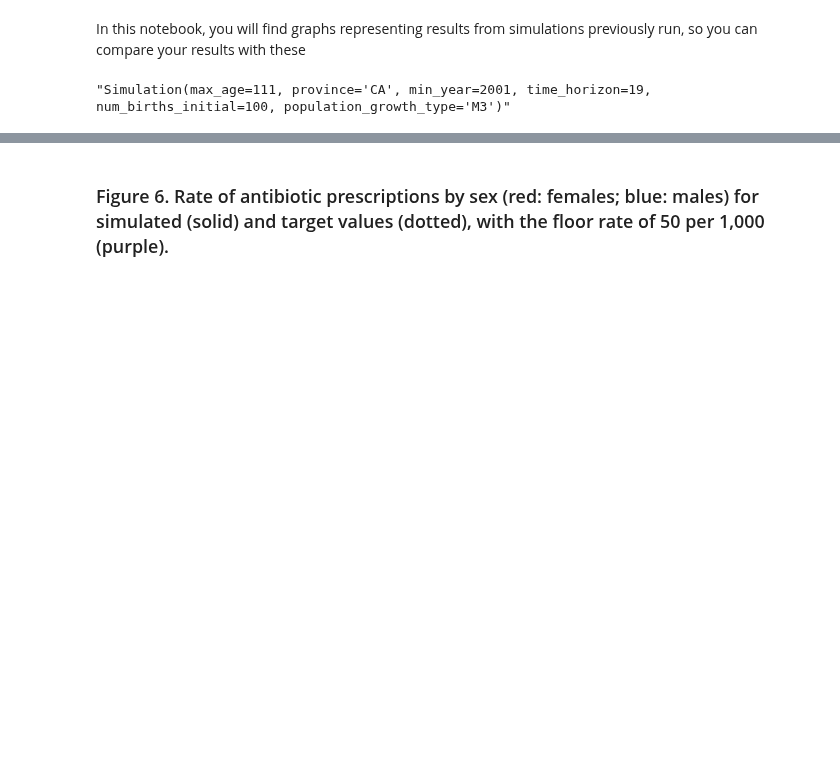
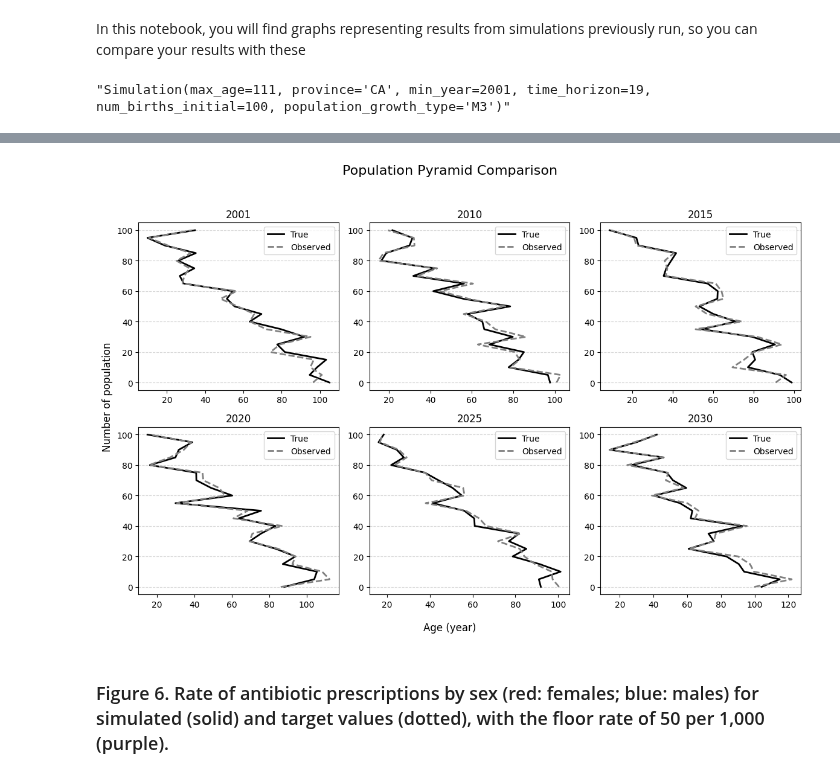
Before and after one commit to resplab/leap, a Jupyter notebook: notebook.ipynb, the cells around one changed output, grey strips where cells are left out. Drawn from its saved outputs; the diff is of its cells as text; code cells hidden in the pictures; blank space fills up the shorter version.

Commit message:
obtain data from initial_pop_distribution.csv and plot figure 5 with dummy data

```diff
--- a/notebook.ipynb
+++ b/notebook.ipynb
@@ -30,3 +48,56 @@ outcome_matrix.save(path=output_path)
+# %%
+# Figure 5. Population by age across selected years from the model (grey solid) and from Statistics Canada (black dashed).
+
+# Simulation Parameters
+
+# Figure Parameters
+num_cols = 3
+num_rows = 2
+
+np.random.seed(42)
+years = [2001, 2010, 2015, 2020, 2025, 2030]
+ages = np.arange(0, 101, 5)
+
+# Simulate "True" and "Observed" populations
+true_population = {
+    year: np.maximum(0, np.random.normal(100 - (ages * 0.8), 10)) for year in years
+}
+observed_population = {
+    year: np.maximum(0, true_population[year] * np.random.uniform(0.9, 1.1, len(ages))) for year in years
+}
+
+# Make fake dataframe
+infant_sex_data = []
+for year in years:
+    for age, true_val, observed_val in zip(ages, true_population[year], observed_population[year]):
+        infant_sex_data.append(
+            {"Year": year, "Age": age, "True": true_val, "Observed": observed_val})
+
+df = pd.DataFrame(infant_sex_data)
+
+fig, axs = plt.subplots(nrows=num_rows, ncols=num_cols, figsize=(12, 8))
+
+for i, year in enumerate(years):
+    ax = axs[i // num_cols][i % num_cols]
+    year_data = df.query("Year == @year")
+
+    ax.plot(year_data["True"], year_data["Age"], label="True",
+            color="black", linestyle="solid", linewidth=2)
+    ax.plot(year_data["Observed"], year_data["Age"], label="Observed",
+            color="grey", linestyle="dashed", linewidth=2)
+
+    # Title and Labels
+    ax.set_title(f"{year}", fontsize=12)
+    ax.grid(axis='y', linestyle="--", alpha=0.5)
+    ax.legend(loc="upper right")
+
+fig.supxlabel("Age (year)")
+fig.supylabel("Number of population")
+fig.suptitle("Population Pyramid Comparison", fontsize=16)
+plt.tight_layout(rect=[0, 0, 1, 0.95])
+plt.show()
+# %% [output]
+[figure, added]
 # %% [markdown]
 ### Figure 6. Rate of antibiotic prescriptions by sex (red: females; blue: males) for simulated (solid) and target values (dotted), with the floor rate of 50 per 1,000 (purple).
 # %%
```
Also changed, not shown: parts of 2 cells of this notebook.
